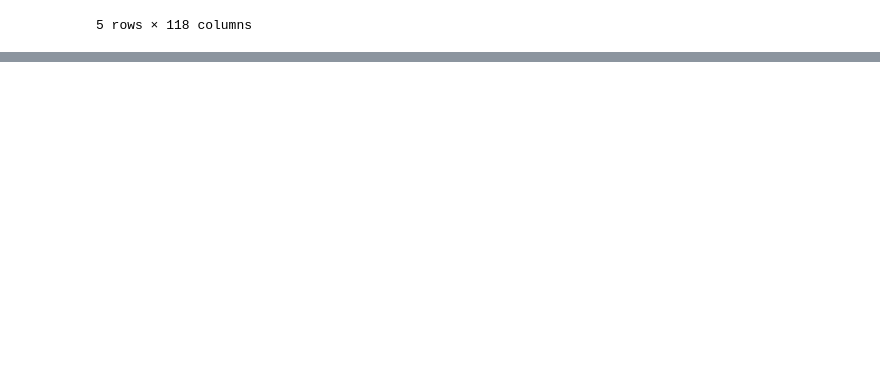
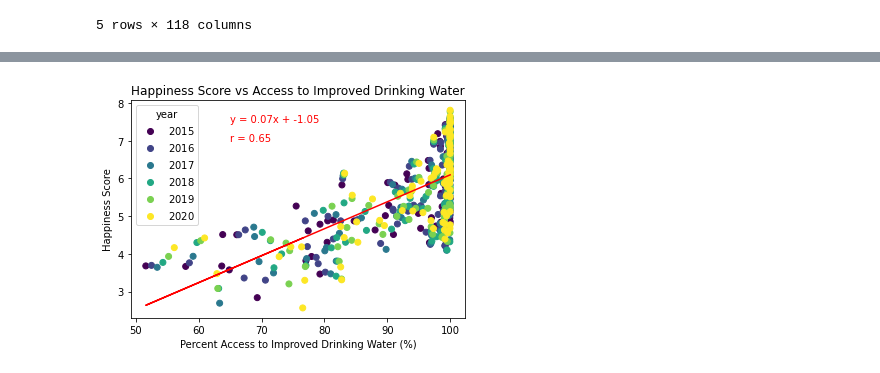
Before and after one commit to kawandag/PopulationvsHappinessData, a Jupyter notebook: waterSanitationVsWHI.ipynb, the cells around one changed output, grey strips where cells are left out. Drawn from its saved outputs; the diff is of its cells as text; code cells hidden in the pictures; blank space fills up the shorter version.

```diff
--- a/waterSanitationVsWHI.ipynb
+++ b/waterSanitationVsWHI.ipynb
@@ -150,0 +159,22 @@ merged_df.dropna(inplace = True)
+# %%
+fig, ax = plt.subplots()
+
+(m, b, r, p, stderr) = linregress(merged_df2["Access to improved drinking water"], merged_df2["Score"])
+y_regress = m * merged_df2["Access to improved drinking water"] + b
+# Plot line of regression
+plt.plot(merged_df2["Access to improved drinking water"], y_regress, color="red", label = "line fit for all years")
+plt.annotate(f"y = {m:.2f}x + {b:.2f}", color="red", xy=(65, 7.5))
+plt.annotate(f"r = {r:.2f}", color="red", xy=(65, 7.0))
+
+#plot scatter
+b = plt.scatter(merged_df2["Access to improved drinking water"], merged_df2["Score"],c=merged_df2['Year'])
+legend = ax.legend(*b.legend_elements(), loc ='upper left',title ='year')
+
+plt.title("Happiness Score vs Access to Improved Drinking Water")
+plt.xlabel("Percent Access to Improved Drinking Water (%)")
+plt.ylabel("Happiness Score")
+
+
+plt.show()
+# %% [output]
+[figure, added]
```
Also changed, not shown: parts of 12 cells of this notebook.
